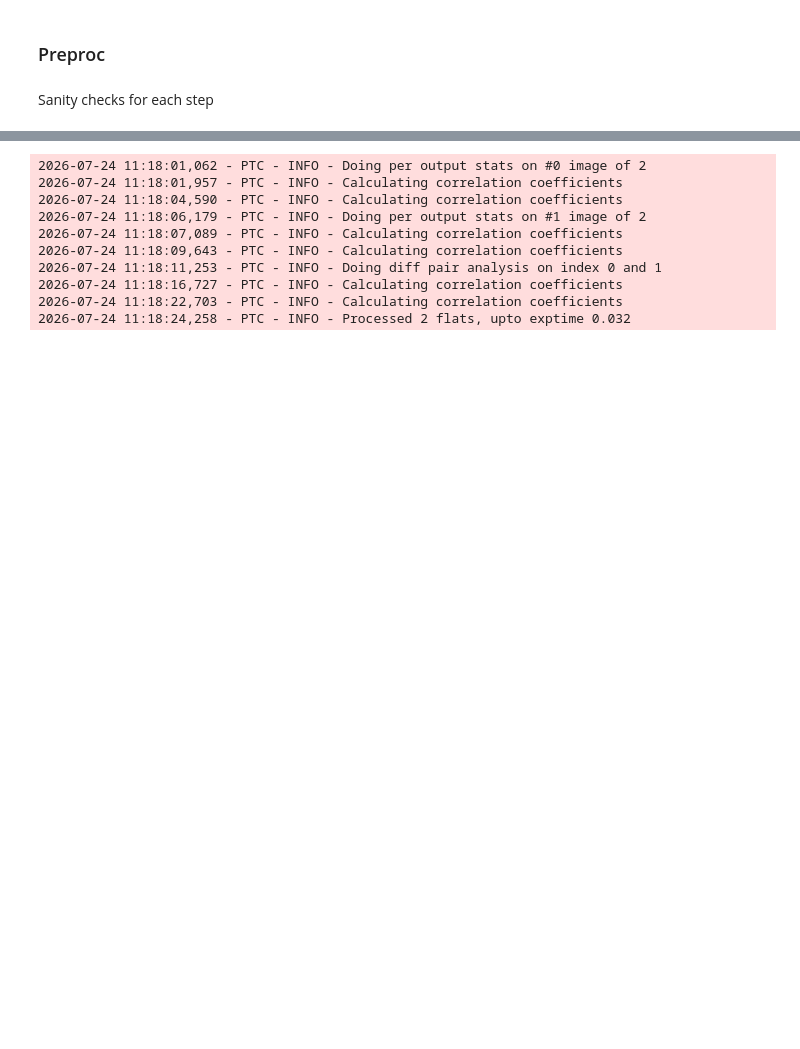
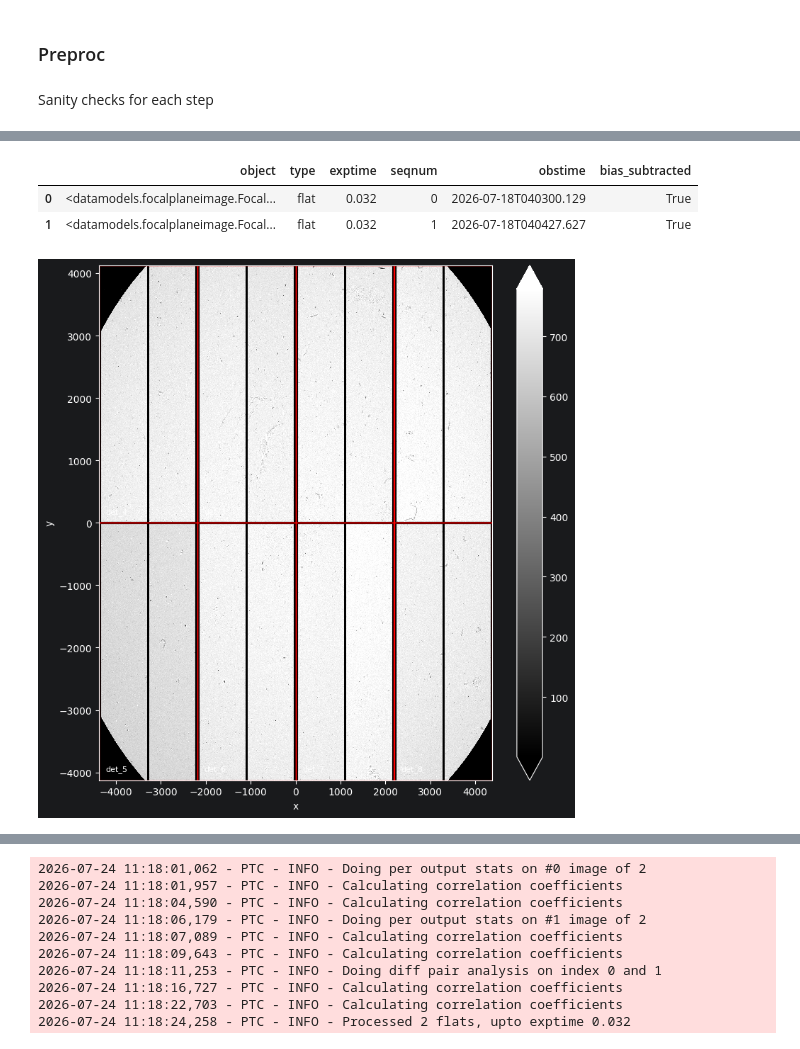
Before and after one commit to CaltechOpticalObservatories/eregion, a Jupyter notebook: playground/deimos_sci_testing.ipynb, the cells around one changed output, grey strips where cells are left out. Drawn from its saved outputs; the diff is of its cells as text; code cells hidden in the pictures; blank space fills up the shorter version.

```diff
--- a/playground/deimos_sci_testing.ipynb
+++ b/playground/deimos_sci_testing.ipynb
@@ -94,6 +131,4 @@ quick_plot(flpair.data[0])
 # %%
 # Do bias sub
 bias_sub = BiasSubtraction(quick=True)
-
-after_bs = bias_sub.run(images=deepcopy(flpair.data), master_bias=mb_res.master_bias)
-quick_plot(after_bs.data[0])
+after_bs = bias_sub.run(images=flpair.data, master_bias=mb_res.master_bias)
@@ -103,3 +135,11 @@ quick_plot(after_bs.data[0])
+# %%
+# quick_plot(after_bs.data[0])
+plot_focal_plane(after_bs.data, zscale=True)
+# %% [output]
+|  | object | type | exptime | seqnum | obstime | bias_subtracted |
+| 0 | <datamodels.focalplaneimage.Focal... | flat | 0.032 | 0 | 2026-07-18T040300.129 | True |
+| 1 | <datamodels.focalplaneimage.Focal... | flat | 0.032 | 1 | 2026-07-18T040427.627 | True |
+[figure, added]
 # %%
 # Do overscan sub
 oscan_sub = ScanSubtraction(which_scan='serial_overscan', method='median_by_axis')
```
Also changed, not shown: parts of 16 cells of this notebook, 1 other file.
